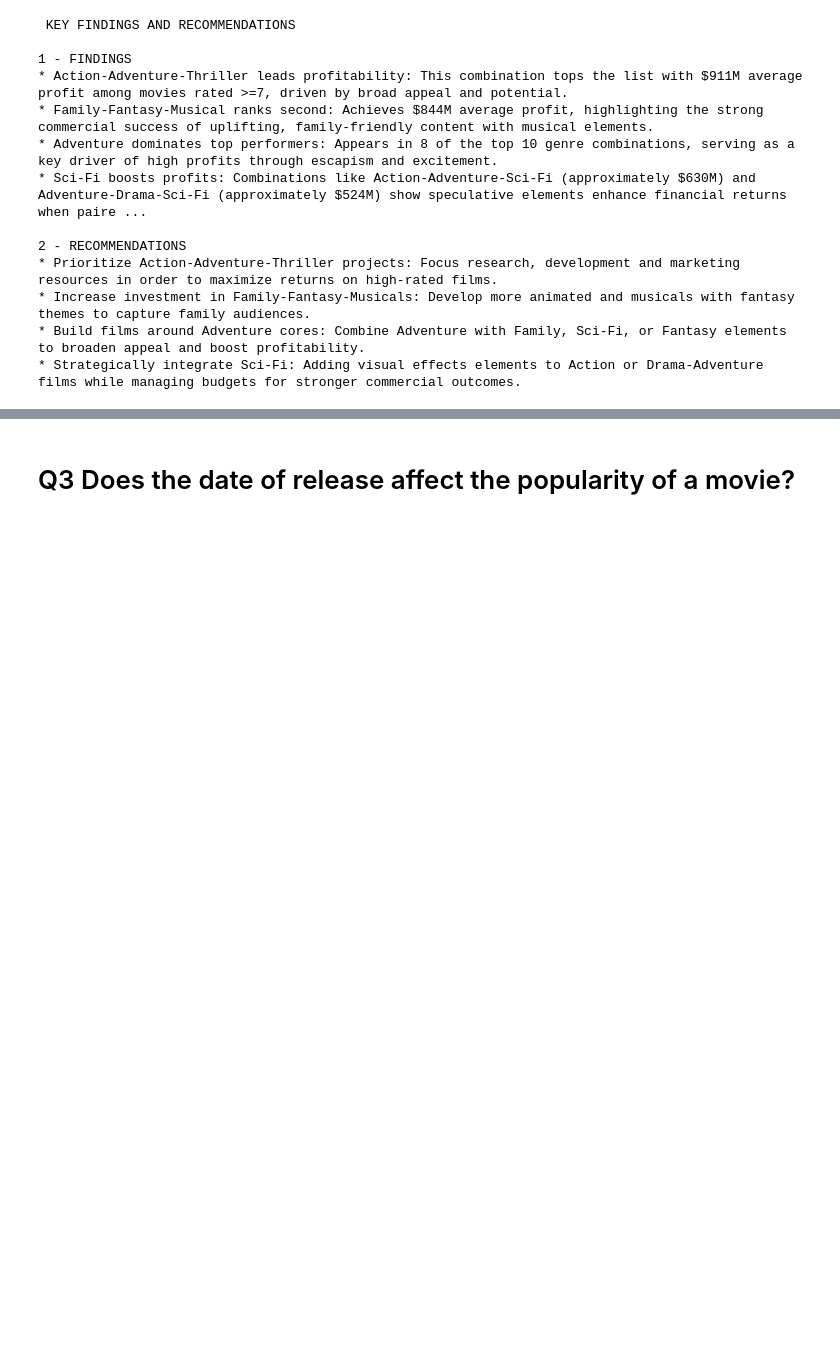
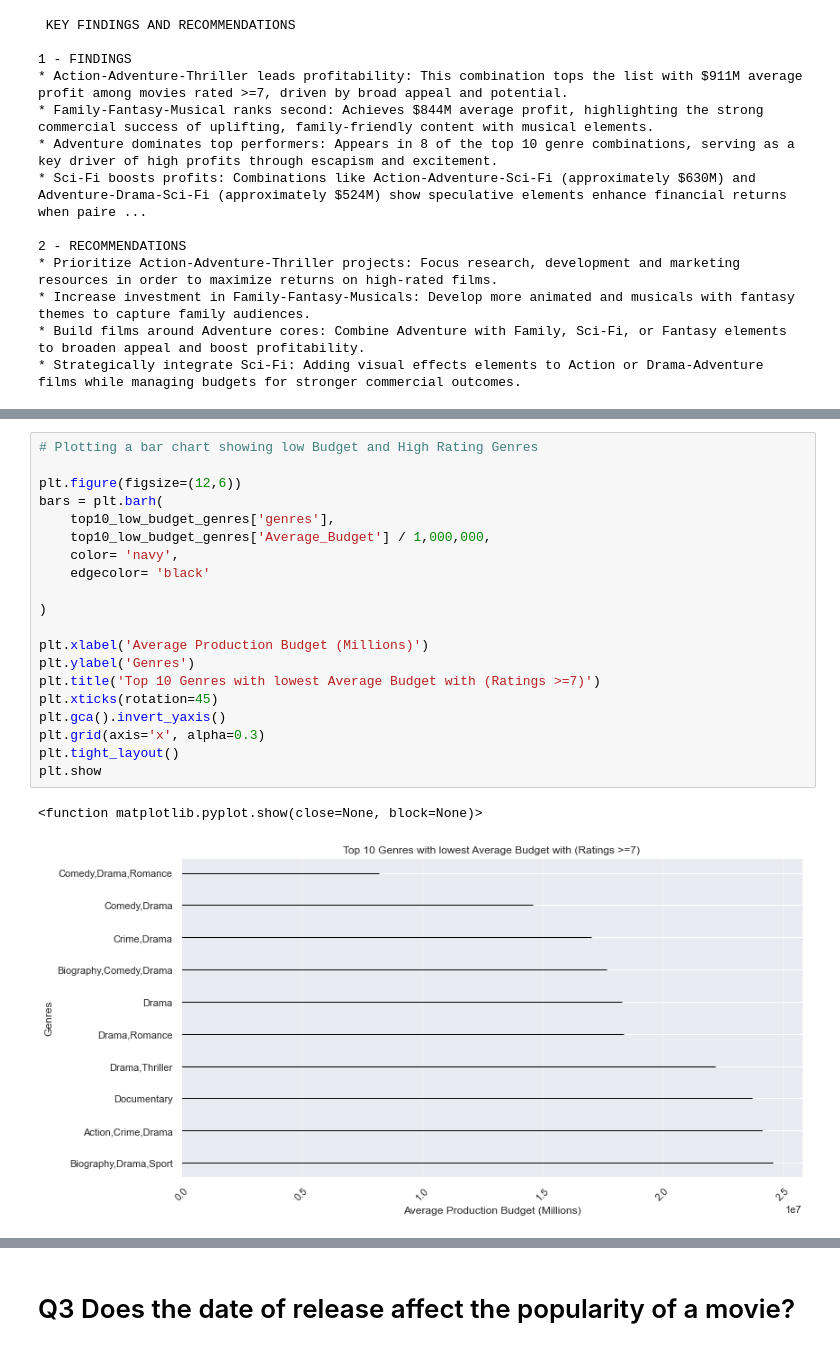
Before and after one commit to Iamwangui/Group1_Movies_Analysis_Project, a Jupyter notebook: movies_analysis.ipynb, the cells around one changed output, grey strips where cells are left out. Saved outputs shown, nothing was run; the diff lists cells and outputs as text; blank space fills up the shorter version.

Commit message:
Add Visualisation 2

```diff
--- a/movies_analysis.ipynb
+++ b/movies_analysis.ipynb
@@ -615,0 +664,23 @@ print('* Strategically integrate Sci-Fi: Adding visual effects elements to Actio
+# %%
+# Plotting a bar chart showing low Budget and High Rating Genres
+
+plt.figure(figsize=(12,6))
+bars = plt.barh(
+    top10_low_budget_genres['genres'],
+    top10_low_budget_genres['Average_Budget'] / 1,000,000,
+    color= 'navy',
+    edgecolor= 'black'
+
+)
+
+plt.xlabel('Average Production Budget (Millions)')
+plt.ylabel('Genres')
+plt.title('Top 10 Genres with lowest Average Budget with (Ratings >=7)')
+plt.xticks(rotation=45)
+plt.gca().invert_yaxis()
+plt.grid(axis='x', alpha=0.3)
+plt.tight_layout()
+plt.show
+# %% [output]
+<function matplotlib.pyplot.show(close=None, block=None)>
+[figure, added]
```
Also changed, not shown: parts of 11 cells of this notebook.
